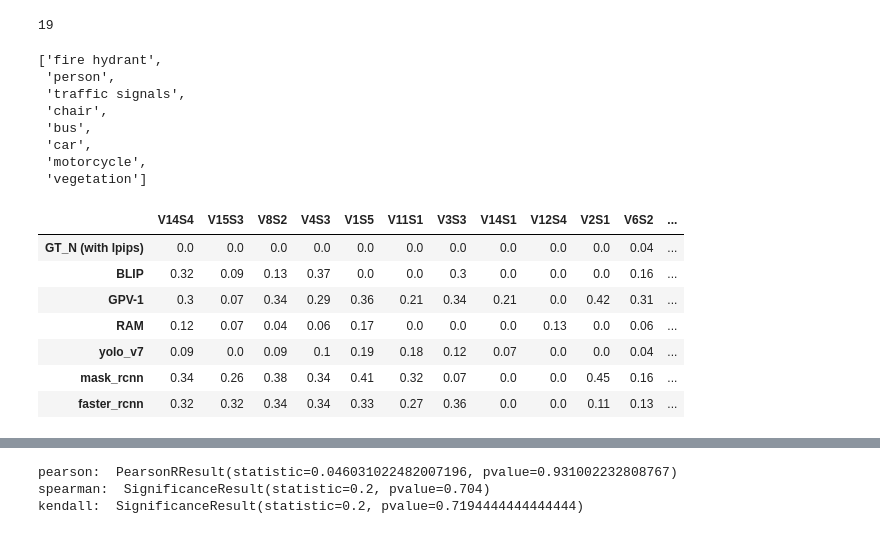
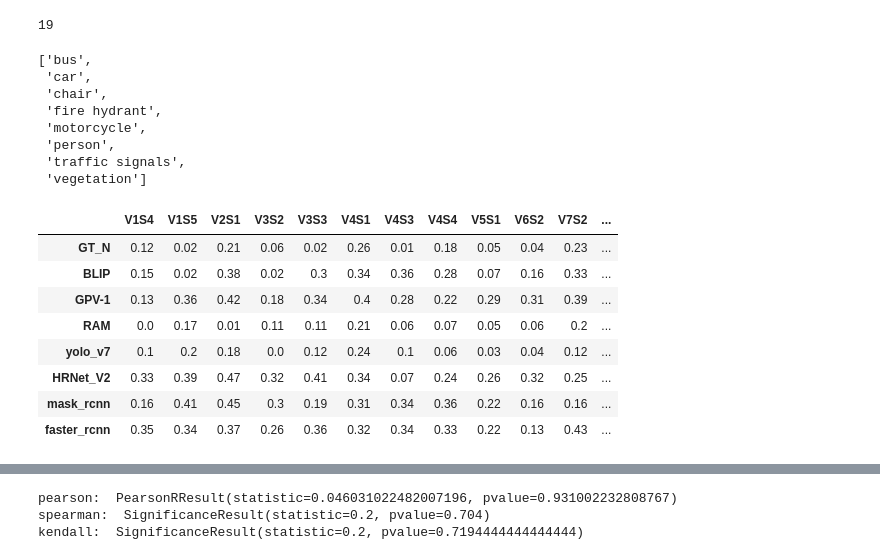
Before and after one commit to Shohan29531/Dashboard-For-VQA, a Jupyter notebook: utils_notebooks/entropy_with_ifs.ipynb, the cells around one changed output, grey strips where cells are left out. Drawn from its saved outputs; the diff is of its cells as text; code cells hidden in the pictures.

```diff
--- a/utils_notebooks/entropy_with_ifs.ipynb
+++ b/utils_notebooks/entropy_with_ifs.ipynb
@@ -270,7 +497,15 @@ def get_steady_state_probabilities(h_m):
             'ss_prob': c/hm.shape[0]
         }
 
-    return np.array([unq_st_and_count[k]['ss_prob'] for k in unq_st_and_count.keys()])
+    p_s_n = np.array([unq_st_and_count[k]['ss_prob'] for k in unq_st_and_count.keys()])
+
+    p_s_n = list(p_s_n)
+    for s_ind in range((2**(unique_states[0].shape[0]))-len(p_s_n)):
+        p_s_n.append(0.0)
+
+    p_s_n = np.array(p_s_n)
+
+    return p_s_n
 
 
 def calculate_entropy(ss_probs):
@@ -389,7 +624,7 @@ print(len(ram_com_obj))
 # %% [output]
 39
 # %%
-gt_dir = "/Users/imrankabir/Desktop/research/vqa_accessibility/Dashboard-For-VQA/Dashboard Data/GT_N"
+gt_dir = gt_fol # "/Users/imrankabir/Desktop/research/vqa_accessibility/Dashboard-For-VQA/Dashboard Data/GT_N"
 
 gts = natsorted(os.listdir(gt_dir))
 
@@ -405,16 +640,17 @@ len(gts)
 # %% [output]
 19
 # %%
-all_com = list(set(ram_com_obj) & set(coco_common_obj) & set(pfb_common_obj))
+all_com = natsorted(list(set(ram_com_obj) & set(coco_common_obj) & set(pfb_common_obj)))
+# all_com = all_com[:4]
 all_com
 # %% [output]
-['fire hydrant',
+['bus',
+ 'car',
+ 'chair',
+ 'fire hydrant',
+ 'motorcycle',
  'person',
  'traffic signals',
- 'chair',
- 'bus',
- 'car',
- 'motorcycle',
  'vegetation']
 # %%
 models = {
@@ -452,7 +688,9 @@ for model_ in models.keys():
 
         ents_all_vid.append(e_i)
         ents_all_vid_normal.append(e_)
-        # print(e_i, p_s_i)
+        p_s_i = list(p_s_i)
+        p_s_i =sorted(p_s_i)
+        # print(e_i, max(p_s_i), sum(p_s_i), p_s_i[-5:])
 
         pred_fol = os.path.join(data_path, model_)
         p_ = calculate_model_map(
@@ -462,11 +700,11 @@ for model_ in models.keys():
         ps_all_vid.append(p_)
 
 
-    if model_ == 'GT_N':
-        vid_wise_ent[f"{model_} (with lpips)"] = ents_all_vid
-        vid_wise_ent[f"{model_} (without lpips)"] = ents_all_vid_normal
-    else:
-        vid_wise_ent[model_] = ents_all_vid
+    # if model_ == 'GT_N':
+    vid_wise_ent[f"{model_}"] = ents_all_vid
+    # vid_wise_ent[f"{model_}"] = ents_all_vid_normal
+    # else:  # (without lpips)  (with lpips)
+    #     vid_wise_ent[model_] = ents_all_vid
 
     vid_wise_prec[model_] = ps_all_vid
 # %%
@@ -474,7 +712,7 @@ vid_wise_model_ent_df = pd.DataFrame(vid_wise_ent).transpose()
 vid_wise_model_ent_df.columns = vid_wise_model_ent_df.iloc[0]
 vid_wise_model_ent_df = vid_wise_model_ent_df.iloc[1:]
 # %%
-ssdf = pd.DataFrame(vid_wise_ent).sort_values(by=['GT_N (with lpips)'])
+ssdf = pd.DataFrame(vid_wise_ent) # .sort_values(by=['GT_N (with lpips)'])
 for col in list(ssdf.columns)[1:]:
     ssdf[col] = ssdf[col].round(2)
 # ssdf['GT_N (without lpips)'] = ssdf['GT_N (without lpips)'].round(2)
@@ -482,16 +720,17 @@ ssdf = ssdf.transpose()
 ssdf.columns = [f'V{cc.split("-")[1]}S{cc.split("-")[3]}' for cc in ssdf.iloc[0]]
 ssdf = ssdf.iloc[1:]
 # %%
-ssdf.drop(['GT_N (without lpips)', 'HRNet_V2'])
+ssdf # .drop(['GT_N (without lpips)', 'HRNet_V2'])
 # %% [output]
-|  | V14S4 | V15S3 | V8S2 | V4S3 | V1S5 | V11S1 | V3S3 | V14S1 | V12S4 | V2S1 | V6S2 | ... |
-| GT_N (with lpips) | 0.0 | 0.0 | 0.0 | 0.0 | 0.0 | 0.0 | 0.0 | 0.0 | 0.0 | 0.0 | 0.04 | ... |
-| BLIP | 0.32 | 0.09 | 0.13 | 0.37 | 0.0 | 0.0 | 0.3 | 0.0 | 0.0 | 0.0 | 0.16 | ... |
-| GPV-1 | 0.3 | 0.07 | 0.34 | 0.29 | 0.36 | 0.21 | 0.34 | 0.21 | 0.0 | 0.42 | 0.31 | ... |
-| RAM | 0.12 | 0.07 | 0.04 | 0.06 | 0.17 | 0.0 | 0.0 | 0.0 | 0.13 | 0.0 | 0.06 | ... |
-| yolo_v7 | 0.09 | 0.0 | 0.09 | 0.1 | 0.19 | 0.18 | 0.12 | 0.07 | 0.0 | 0.0 | 0.04 | ... |
-| mask_rcnn | 0.34 | 0.26 | 0.38 | 0.34 | 0.41 | 0.32 | 0.07 | 0.0 | 0.0 | 0.45 | 0.16 | ... |
-| faster_rcnn | 0.32 | 0.32 | 0.34 | 0.34 | 0.33 | 0.27 | 0.36 | 0.0 | 0.0 | 0.11 | 0.13 | ... |
+|  | V1S4 | V1S5 | V2S1 | V3S2 | V3S3 | V4S1 | V4S3 | V4S4 | V5S1 | V6S2 | V7S2 | ... |
+| GT_N | 0.12 | 0.02 | 0.21 | 0.06 | 0.02 | 0.26 | 0.01 | 0.18 | 0.05 | 0.04 | 0.23 | ... |
+| BLIP | 0.15 | 0.02 | 0.38 | 0.02 | 0.3 | 0.34 | 0.36 | 0.28 | 0.07 | 0.16 | 0.33 | ... |
+| GPV-1 | 0.13 | 0.36 | 0.42 | 0.18 | 0.34 | 0.4 | 0.28 | 0.22 | 0.29 | 0.31 | 0.39 | ... |
+| RAM | 0.0 | 0.17 | 0.01 | 0.11 | 0.11 | 0.21 | 0.06 | 0.07 | 0.05 | 0.06 | 0.2 | ... |
+| yolo_v7 | 0.1 | 0.2 | 0.18 | 0.0 | 0.12 | 0.24 | 0.1 | 0.06 | 0.03 | 0.04 | 0.12 | ... |
+| HRNet_V2 | 0.33 | 0.39 | 0.47 | 0.32 | 0.41 | 0.34 | 0.07 | 0.24 | 0.26 | 0.32 | 0.25 | ... |
+| mask_rcnn | 0.16 | 0.41 | 0.45 | 0.3 | 0.19 | 0.31 | 0.34 | 0.36 | 0.22 | 0.16 | 0.16 | ... |
+| faster_rcnn | 0.35 | 0.34 | 0.37 | 0.26 | 0.36 | 0.32 | 0.34 | 0.33 | 0.22 | 0.13 | 0.43 | ... |
 # %%
 vid_wise_model_prec_df = pd.DataFrame(vid_wise_prec).transpose()
 vid_wise_model_prec_df.columns = vid_wise_model_prec_df.iloc[0]
```
Also changed, not shown: parts of 21 cells of this notebook, 2 other files.
